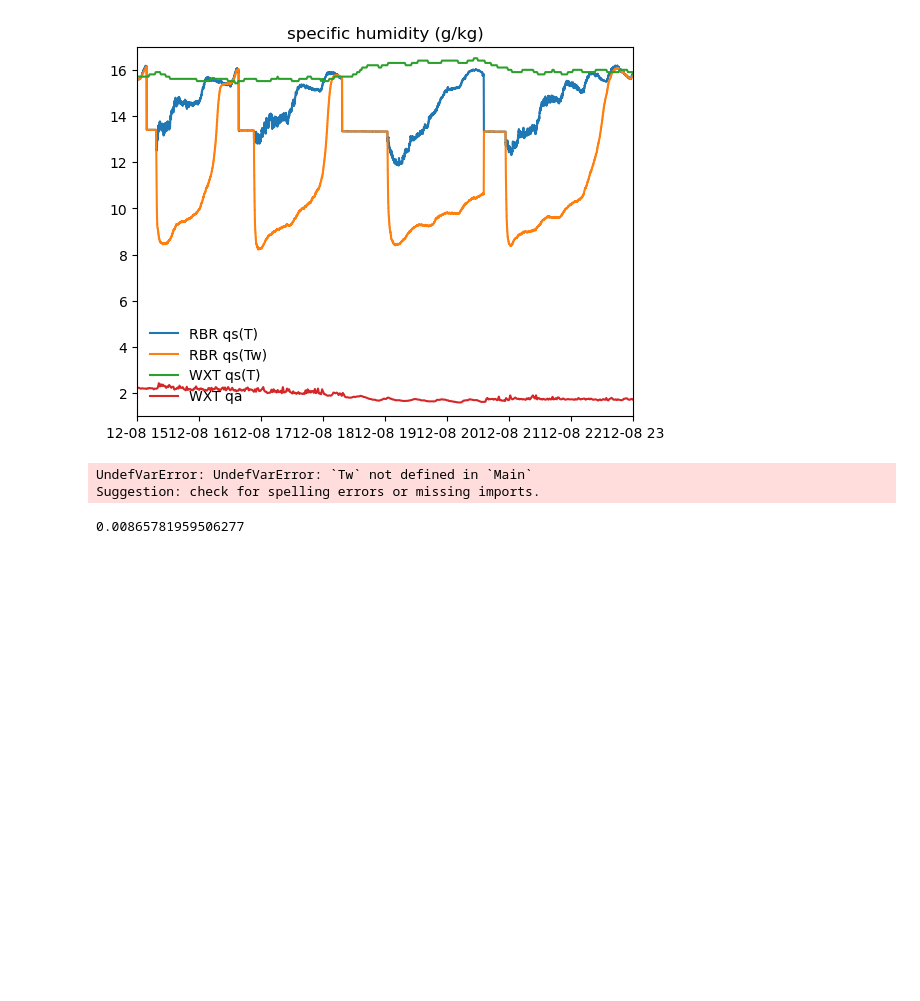
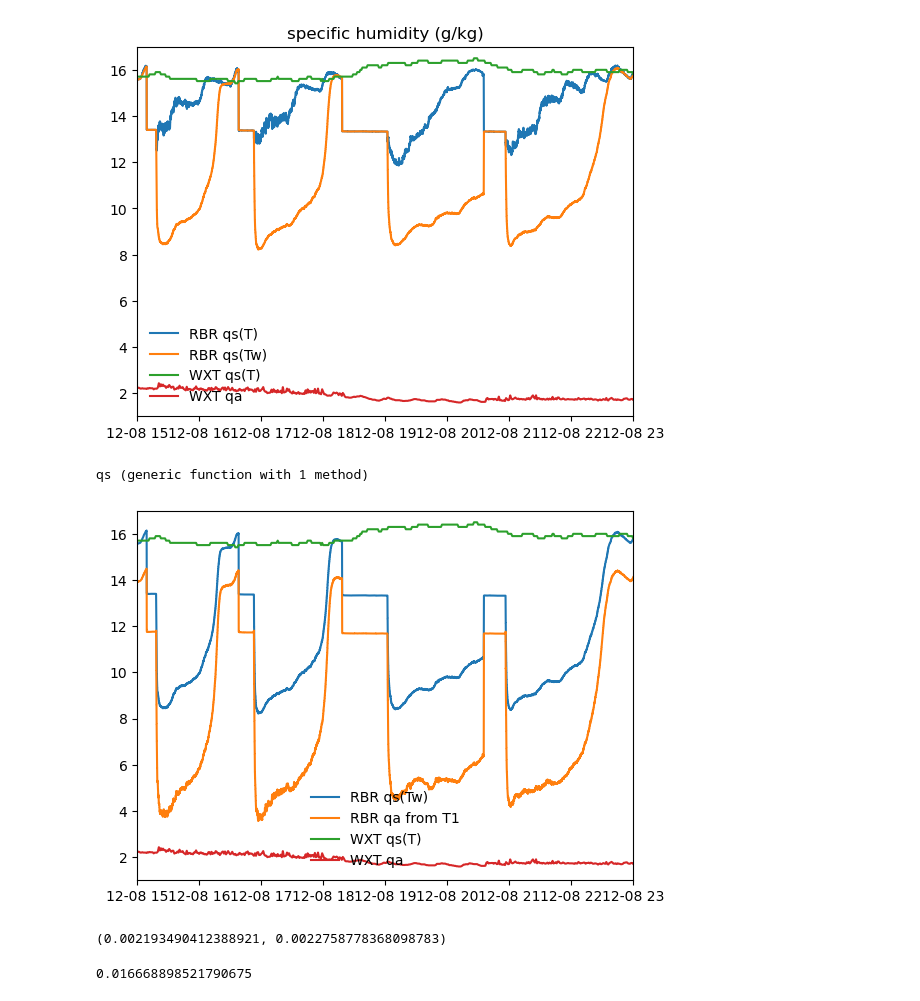
Before and after one commit to jtomfarrar/submersible_humidity_sensor, a Jupyter notebook: code/202512TankTest.ipynb, the cells around one changed output. Cells and saved outputs as stored; diff of their text form; code cells hidden in the pictures; blank space fills up the shorter version.

Commit message:
check with Psychrometry pkg

```diff
--- a/code/202512TankTest.ipynb
+++ b/code/202512TankTest.ipynb
@@ -122,24 +125,64 @@ ylim([1,17])
 gcf()
 # %% [output]
 [figure]
+# %%
+Cp = VaporSat.Cp  # J/(kg·K)
+LvC = VaporSat.LvC  # J/kg, function of T °C
+qs = VaporSat.qs  # qs(p[Pa],T[C])
+# %% [output]
+qs (generic function with 1 method)
 # %%
-Cp = VaporSat.Cp  # J/(kg·K)
-LvC = VaporSat.LvC  # J/kg, function of T °C
-qs = VaporSat.qs  # qs(p[Pa],T[C])
-
+# compute qa from T and Tw
 #qsTw = VaporSat.qs(1013.25, rbr["temperature1"][:])
 # qa - qs(p,Tw) = Cp/LvC(T) * (T-Tw)
 q_air_fcn(T,Tw,p=101325.0) = qs(p,Tw) - Cp/LvC(T) * (T-Tw)
-qa = q_air_fcn.(rbr["temperature"][:], rbr["temperature1"][:])
+qa = q_air_fcn.(rbr["temperature"][:].+4, rbr["temperature1"][:])
 
 clf()
-plot(rbr["time"][:], qs.(101325.0,Tw), label="RBR qs(Tw)")
-plot(rbr["time"][:], qa, label="RBR qa???")
-gca()
+plot(rbr["time"][:], 1e3*qs.(101325.0,rbr["temperature1"][:]), label="RBR qs(Tw)")
+plot(rbr["time"][:], 1e3*qa, label="RBR qa from T1")
+plot(md2dt.(wxt["mday"]), 1e3*qs.(101325.0,wxt["atmp"]), label="WXT qs(T)")
+plot(md2dt.(wxt["mday"]), 1e3*qs.(101325.0,wxt["atmp"]) .* wxt["hrh"]/100, label="WXT qa")
+legend(frameon=false)
+xlim([DateTime(2025,12,8,15), DateTime(2025,12,8,23)]) # 4 nice tests
+ylim([1,17])
+gcf()
 # %% [output]
-UndefVarError: UndefVarError: `Tw` not defined in `Main`
-Suggestion: check for spelling errors or missing imports.
+[figure, added]
-# %%
-qs(101325.0,12.0)
-# %% [output]
-0.00865781959506277
+# %%
+spechum(W) = W/(1+W) # W is mixing ratio
+qs(101325.0,12.0) # 0.00865781959506277
+psychro( Tdry=12.0+273.15, φ=1.0 ).Wsat
+a = psychro( Tdry=22.0+273.15, φ=0.14 )
+a.Twet-273.15 # 9.500 C
+q_air_fcn.(22.0, 9.5), spechum(a.W) # agree within 5%
+
+# Air humidity is very low.
+# Wet bulb temperature 9.5 C is lower than temperature1
+# %% [output]
+(0.002193490412388921, 0.0022758778368098783)
+# %%
+# clf()
+# a = psychro( Tdry=20.0+273.15, Twet=12.0+273.15, fig=false)
+a = psychro( Tdry=22.0+273.15, φ=0.014, fig=false)
+# (
+#     Tdry, # dry bulb temperature
+#     Twet, # wet bulb temperature
+#     Tdew, # dew point temperature
+#     Tadiab, # adiabatic saturation temperature
+#     W, # humidity
+#     Wsat, # saturation humidity
+#     Wsatwet, # saturation humidity at wet bulb temperature
+#     Wadiab, # adiabatic saturation humidity
+#     φ, # relative humidity
+#     h, # specific enthalpy
+#     v, # specific volume
+#     pw, # water vapor pressure
+#     psat, # saturation pressure
+#     psatwet, # saturation pressure at wet bulb temperature
+#     ρ # density
+#     )
+a.Wsat
+# gca()
+# %% [output]
+0.016668898521790675
```
Also changed, not shown: parts of 3 cells of this notebook, 1 other file.
